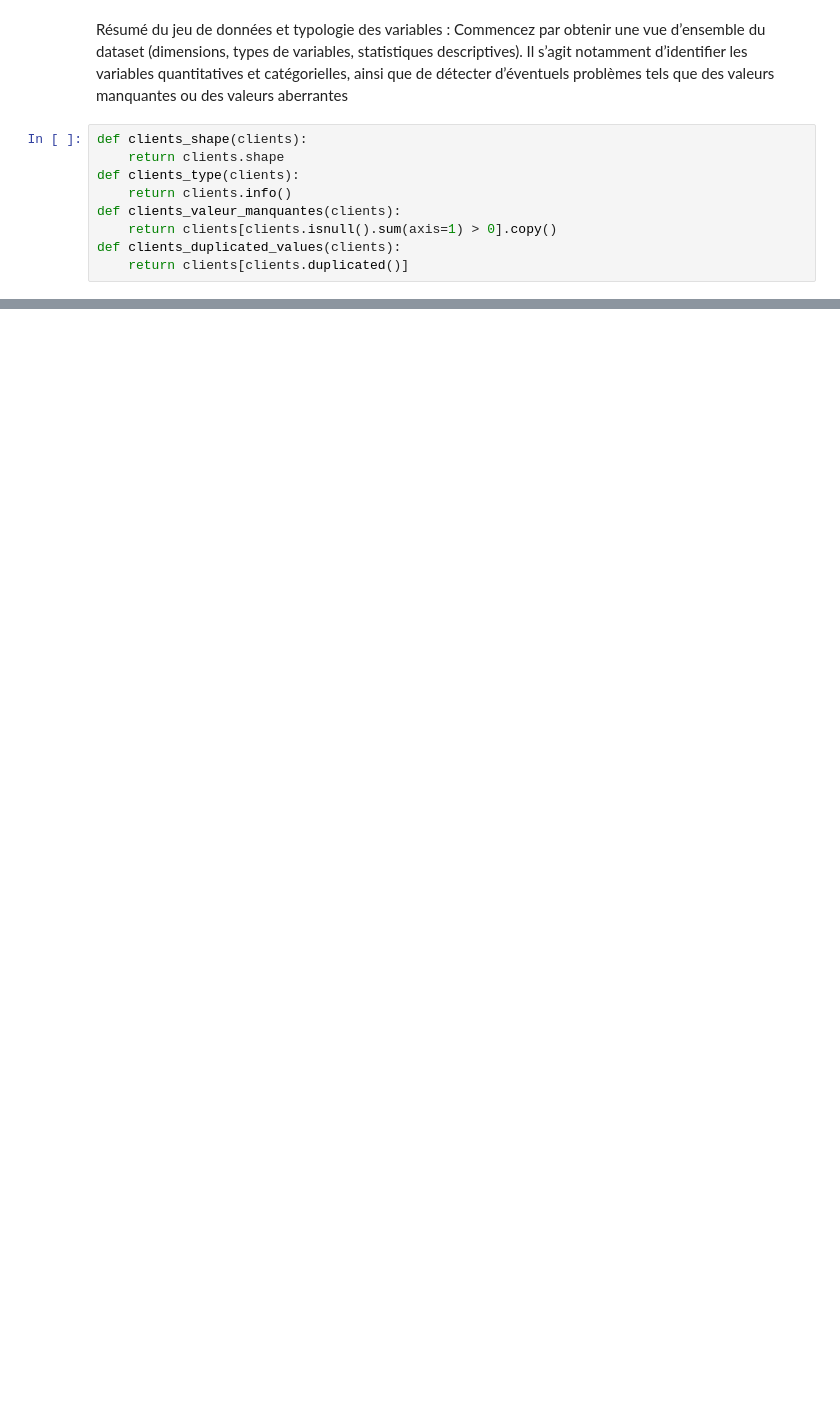
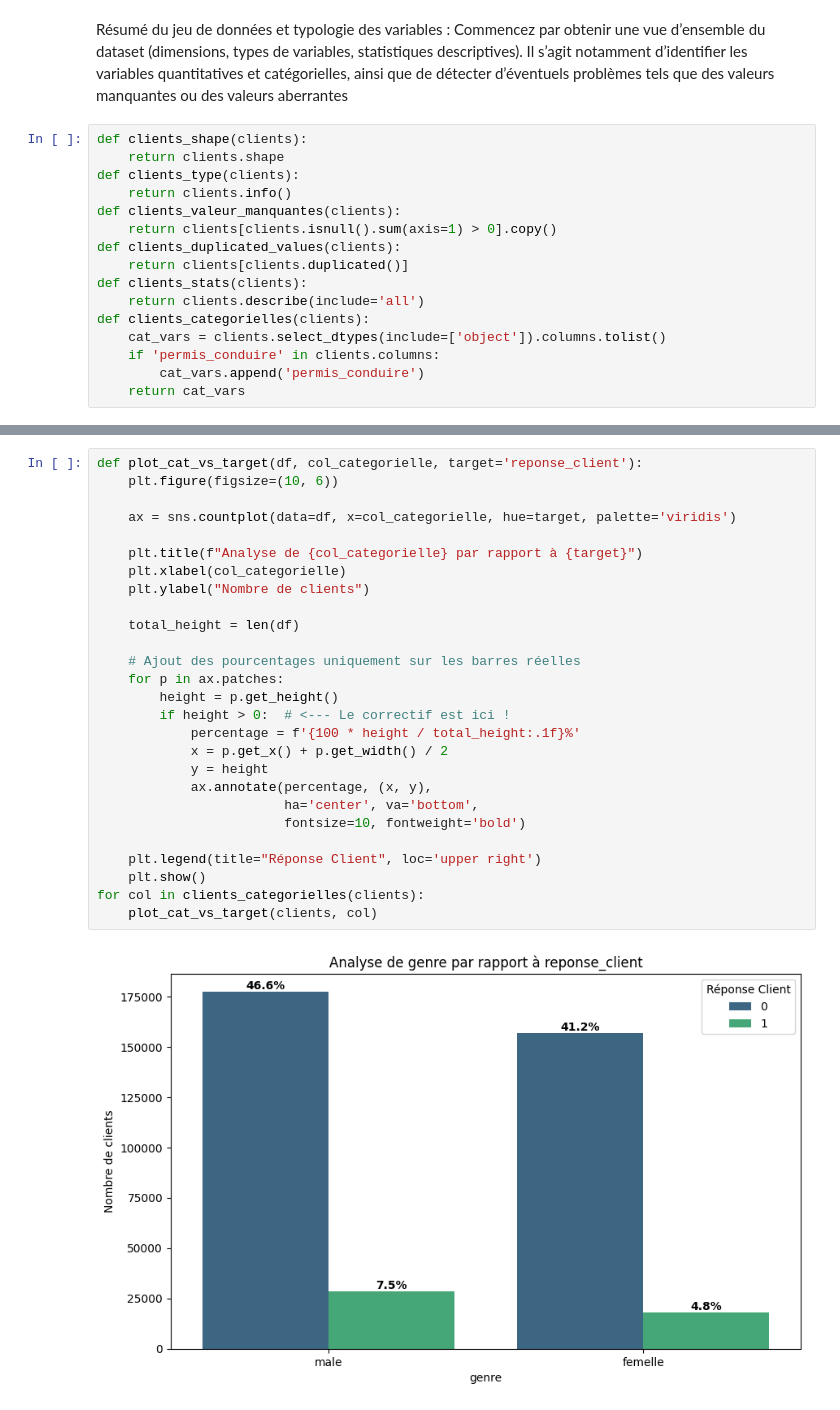
Before and after one commit to molivier1/TP_Visualisation_Donnees, a Jupyter notebook: Clement.ipynb, the cells around one changed output, grey strips where cells are left out. Saved outputs shown, nothing was run; the diff lists cells and outputs as text; blank space fills up the shorter version.

Commit message:
ajout de charts

```diff
--- a/Clement.ipynb
+++ b/Clement.ipynb
@@ -52,4 +52,11 @@ def clients_valeur_manquantes(clients):
     return clients[clients.isnull().sum(axis=1) > 0].copy()
 def clients_duplicated_values(clients):
     return clients[clients.duplicated()]
+def clients_stats(clients):
+    return clients.describe(include='all')
+def clients_categorielles(clients):
+    cat_vars = clients.select_dtypes(include=['object']).columns.tolist()
+    if 'permis_conduire' in clients.columns:
+        cat_vars.append('permis_conduire')
+    return cat_vars
 # %%
@@ -57,0 +108,29 @@ def clients_duplicated_values(clients):
+# %%
+def plot_cat_vs_target(df, col_categorielle, target='reponse_client'):
+    plt.figure(figsize=(10, 6))
+
+    ax = sns.countplot(data=df, x=col_categorielle, hue=target, palette='viridis')
+
+    plt.title(f"Analyse de {col_categorielle} par rapport à {target}")
+    plt.xlabel(col_categorielle)
+    plt.ylabel("Nombre de clients")
+
+    total_height = len(df)
+
+    # Ajout des pourcentages uniquement sur les barres réelles
+    for p in ax.patches:
+        height = p.get_height()
+        if height > 0:  # <--- Le correctif est ici !
+            percentage = f'{100 * height / total_height:.1f}%'
+            x = p.get_x() + p.get_width() / 2
+            y = height
+            ax.annotate(percentage, (x, y),
+                        ha='center', va='bottom',
+                        fontsize=10, fontweight='bold')
+
+    plt.legend(title="Réponse Client", loc='upper right')
+    plt.show()
+for col in clients_categorielles(clients):
+    plot_cat_vs_target(clients, col)
+# %% [output]
+[figure, added]
```
Also changed, not shown: parts of 5 cells of this notebook.
